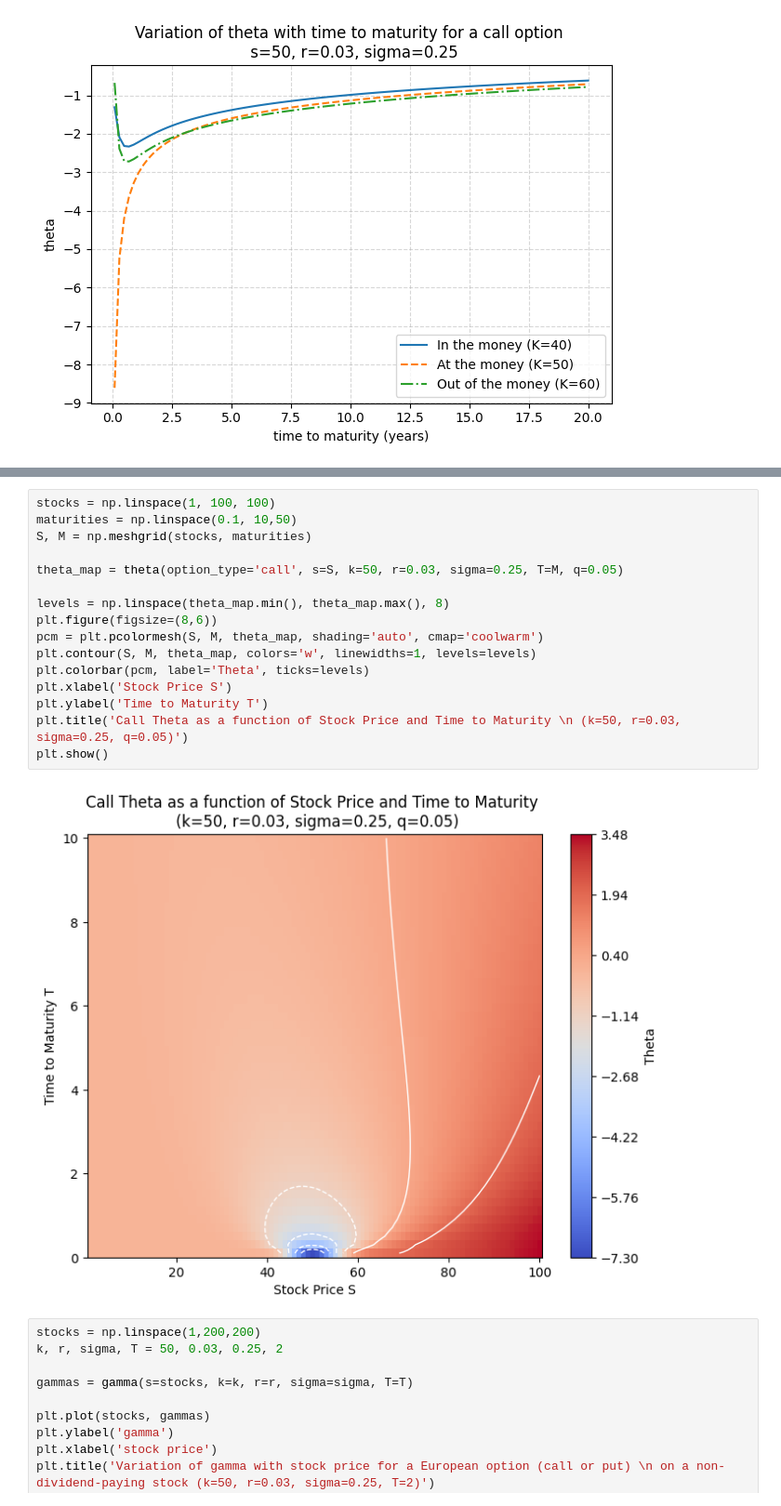
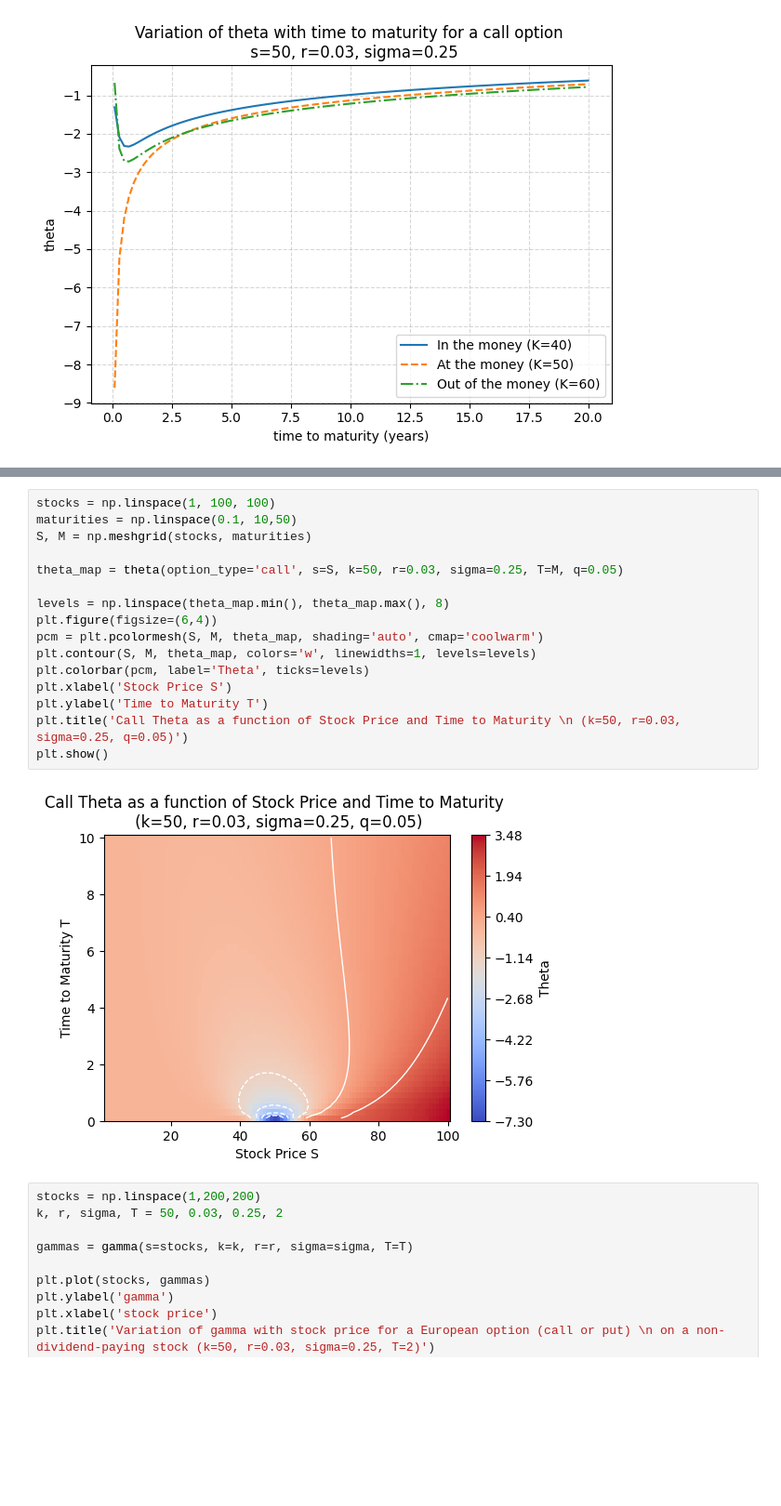
Before and after one commit to hsiuhsil/options_futures_derivatives, a Jupyter notebook: notebooks/demo of greeks.ipynb, the cells around one changed output, grey strips where cells are left out. Shown at 93% size. Saved outputs shown, nothing was run; the diff lists cells and outputs as text; blank space fills up the shorter version.

```diff
--- a/notebooks/demo of greeks.ipynb
+++ b/notebooks/demo of greeks.ipynb
@@ -130,21 +131,21 @@ plt.show()
 # %%
 stocks = np.linspace(1, 100, 100)
 maturities = np.linspace(0.1, 10,50)
 S, M = np.meshgrid(stocks, maturities)
 
 theta_map = theta(option_type='call', s=S, k=50, r=0.03, sigma=0.25, T=M, q=0.05)
 
 levels = np.linspace(theta_map.min(), theta_map.max(), 8)
-plt.figure(figsize=(8,6))
+plt.figure(figsize=(6,4))
 pcm = plt.pcolormesh(S, M, theta_map, shading='auto', cmap='coolwarm')
 plt.contour(S, M, theta_map, colors='w', linewidths=1, levels=levels)
 plt.colorbar(pcm, label='Theta', ticks=levels)
 plt.xlabel('Stock Price S')
 plt.ylabel('Time to Maturity T')
 plt.title('Call Theta as a function of Stock Price and Time to Maturity \n (k=50, r=0.03, sigma=0.25, q=0.05)')
 plt.show()
 # %% [output]
-[figure, old version]
+[figure, new version]
 # %%
 stocks = np.linspace(1,200,200)
 k, r, sigma, T = 50, 0.03, 0.25, 2
```
Also changed, not shown: parts of 11 cells of this notebook.
